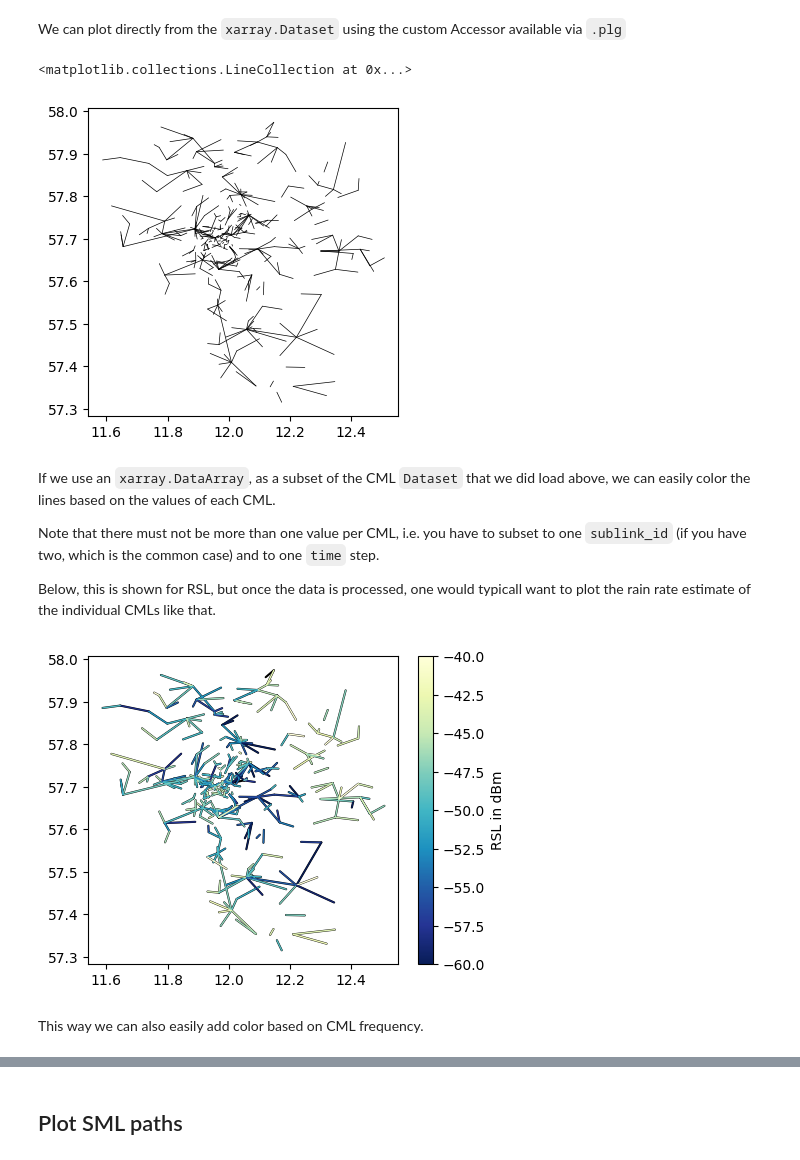
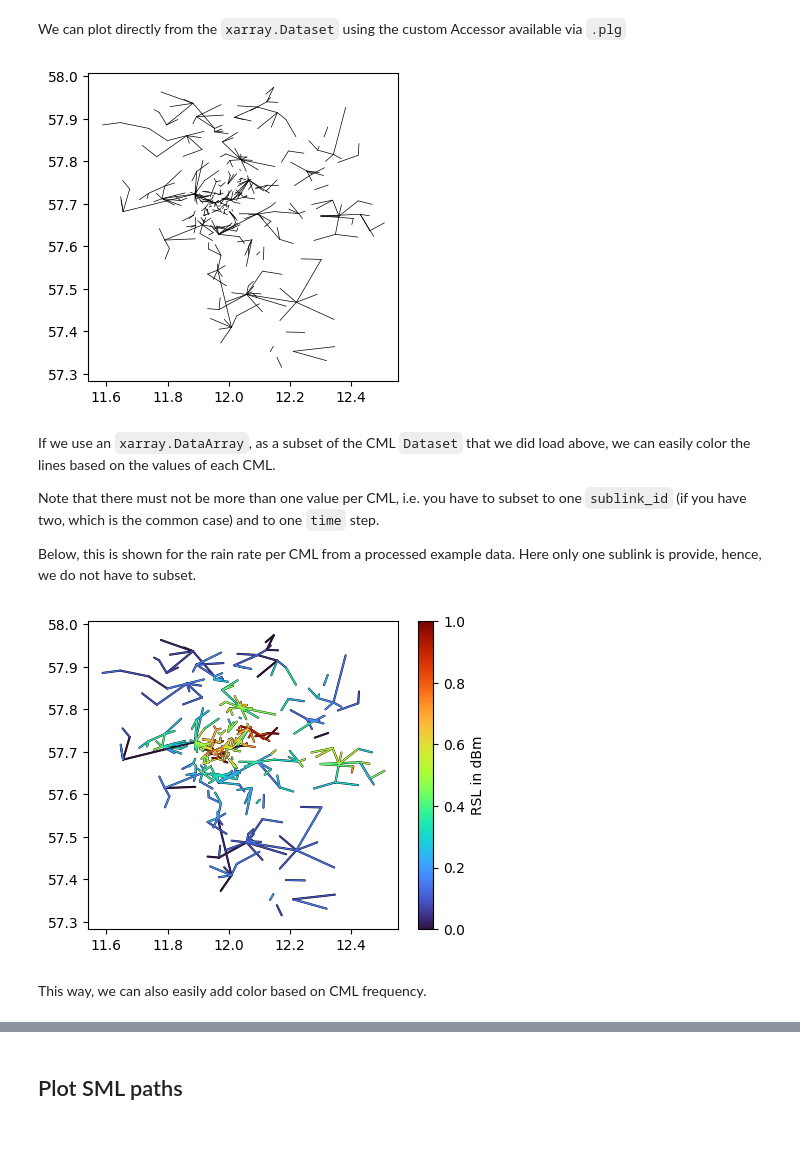
Before and after one commit to OpenSenseAction/poligrain, a Jupyter notebook: docs/notebooks/Plotting.ipynb, the cells around one changed output, grey strips where cells are left out. Drawn from its saved outputs; the diff is of its cells as text; code cells hidden in the pictures.

```diff
--- a/docs/notebooks/Plotting.ipynb
+++ b/docs/notebooks/Plotting.ipynb
@@ -13,8 +32,6 @@ import poligrain as plg
 ## Plot CML paths
 # %% [markdown]
 If we have CML data in a `xarray.Dataset` with our naming convention we can simply pass the `Dataset` to the plotting function to plot all CML paths onto a map. The lines are draw in one go using `LineCollection` of `matplotlib`, and not using a for-loop to iterate over the CMLs, so the plotting function is very fast also for large CML networks.
-# %%
-ds_cmls = xr.open_dataset("../../tests/test_data/openMRG_CML_180minutes.nc")
 # %%
 plg.plot_map.plot_lines(ds_cmls);
 # %% [output]
@@ -23,25 +40,24 @@ plg.plot_map.plot_lines(ds_cmls);
 We can plot directly from the `xarray.Dataset` using the custom Accessor available via `.plg`
 # %%
 fig, ax = plt.subplots(figsize=(4, 4))
-ds_cmls.plg.plot_cmls(line_width=0.5, ax=ax, line_color="k")
+ds_cmls.plg.plot_cmls(line_width=0.5, ax=ax, line_color="k");
 # %% [output]
-<matplotlib.collections.LineCollection at 0x...>
-[figure, old version]
+[figure, new version]
 # %% [markdown]
 If we use an `xarray.DataArray`, as a subset of the CML `Dataset` that we did load above, we can easily color the lines based on the values of each CML.
 
 Note that there must not be more than one value per CML, i.e. you have to subset to one `sublink_id` (if you have two, which is the common case) and to one `time` step.
 
-Below, this is shown for RSL, but once the data is processed, one would typicall want to plot the rain rate estimate of the individual CMLs like that.
+Below, this is shown for the rain rate per CML from a processed example data. Here only one sublink is provide, hence, we do not have to subset.
 # %%
-da_rsl = ds_cmls.rsl.isel(sublink_id=0).isel(time=100)
+da_R = ds_cmls.R.isel(time=11)
 
 fig, ax = plt.subplots(figsize=(5, 4))
-lines = da_rsl.plg.plot_cmls(pad_width=0.5, cmap="YlGnBu_r", vmin=-60, vmax=-40, ax=ax)
+lines = da_R.plg.plot_cmls(pad_width=0.5, cmap="turbo", vmin=0, vmax=1, ax=ax)
 plt.colorbar(lines, label="RSL in dBm");
 # %% [output]
-[figure, old version]
+[figure, new version]
 # %% [markdown]
-This way we can also easily add color based on CML frequency.
+This way, we can also easily add color based on CML frequency.
 # %%
 fig, ax = plt.subplots(figsize=(5, 4))
```
Also changed, not shown: parts of 9 cells of this notebook, 7 other files.
